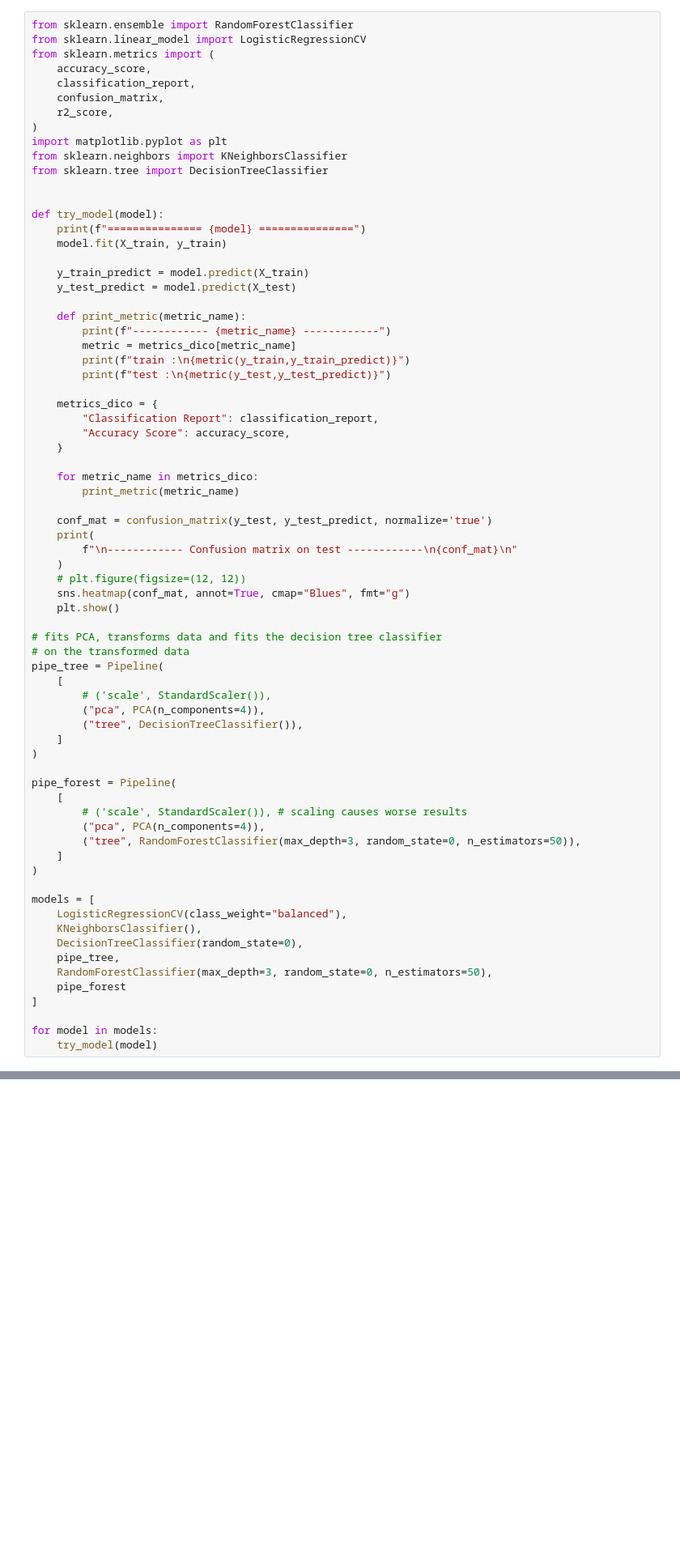
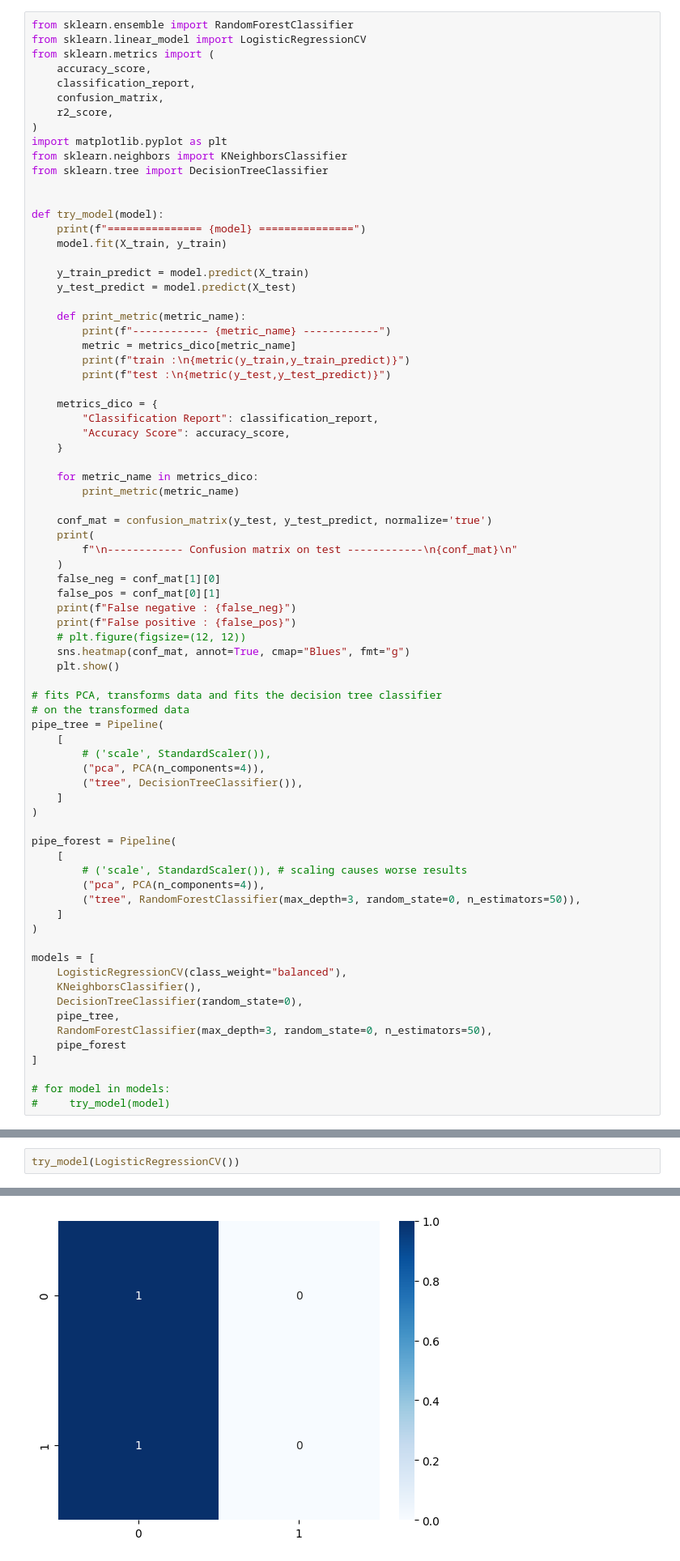
Before and after one commit to Sefray/ptml_project, a Jupyter notebook: nasa-ptml.ipynb, the cells around one changed output, grey strips where cells are left out. Shown at 81% size. Cells and saved outputs as stored; diff of their text form; blank space fills up the shorter version.

```diff
--- a/nasa-ptml.ipynb
+++ b/nasa-ptml.ipynb
@@ -476,6 +494,10 @@ def try_model(model):
     print(
         f"\n------------ Confusion matrix on test ------------\n{conf_mat}\n"
     )
+    false_neg = conf_mat[1][0]
+    false_pos = conf_mat[0][1]
+    print(f"False negative : {false_neg}")
+    print(f"False positive : {false_pos}")
     # plt.figure(figsize=(12, 12))
     sns.heatmap(conf_mat, annot=True, cmap="Blues", fmt="g")
     plt.show()
@@ -507,5 +529,5 @@ models = [
     pipe_forest
 ]
 
-for model in models:
-    try_model(model)
+# for model in models:
+#     try_model(model)
@@ -620,0 +536,3 @@ train :
+# %%
+try_model(LogisticRegressionCV())
+# %% [output]
@@ -620,0 +556 @@ train :
+[figure, added]
```
Also changed, not shown: parts of 18 cells of this notebook.
